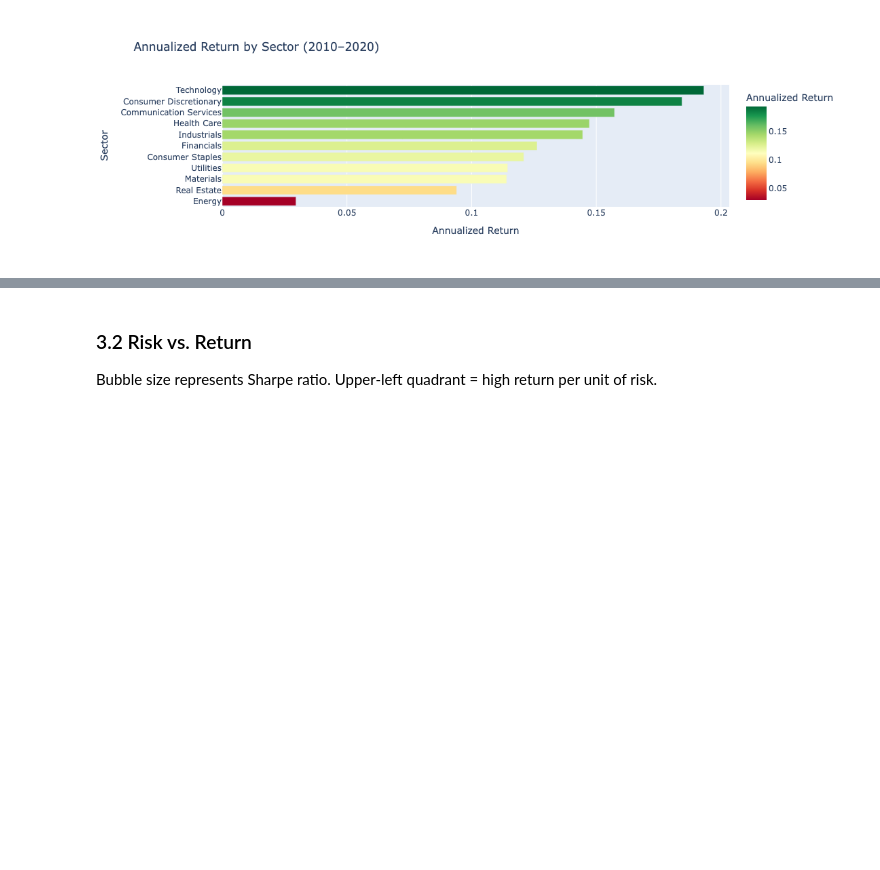
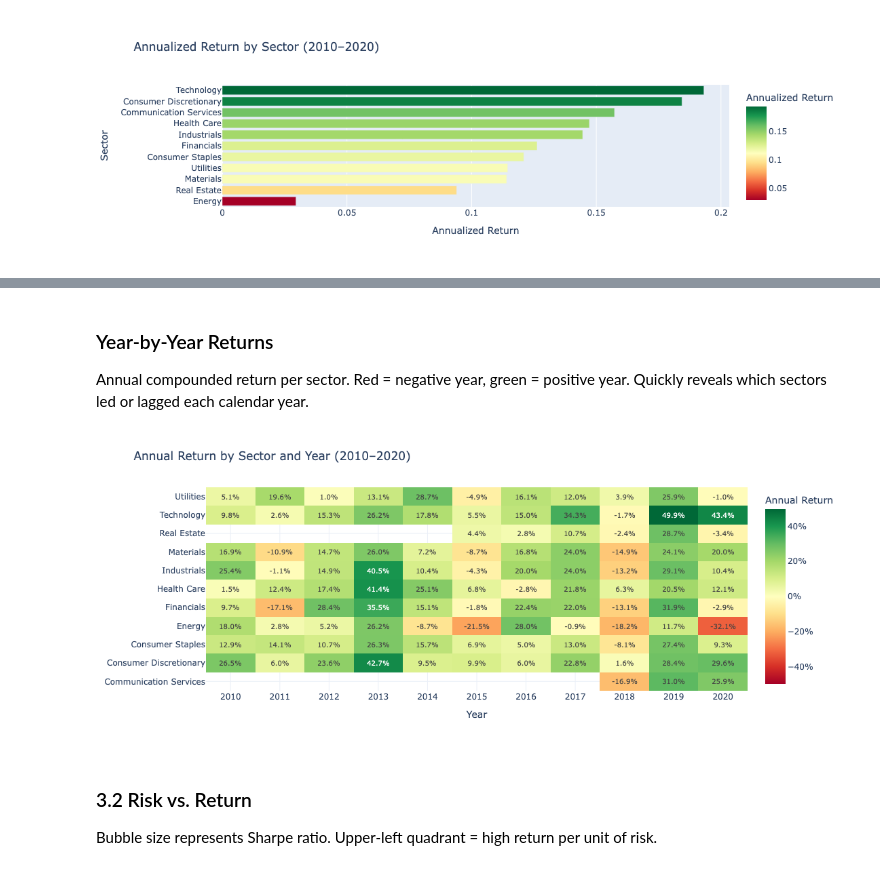
Before and after one commit to IrisXu307/sp500-sector-analysis, a Jupyter notebook: notebooks/analysis.ipynb, the cells around one changed output, grey strips where cells are left out. Saved outputs shown, nothing was run; the diff lists cells and outputs as text; code cells hidden in the pictures; blank space fills up the shorter version.

```diff
--- a/notebooks/analysis.ipynb
+++ b/notebooks/analysis.ipynb
@@ -121,3 +130,11 @@ plot_sector_returns(summary).show()
+# %% [markdown]
+### Year-by-Year Returns
+
+Annual compounded return per sector. Red = negative year, green = positive year. Quickly reveals which sectors led or lagged each calendar year.
+# %%
+plot_annual_returns_heatmap(returns).show()
+# %% [output]
+[figure, added]
 # %% [markdown]
 ### 3.2 Risk vs. Return
 
```
Also changed, not shown: parts of 7 cells of this notebook, 4 other files.
